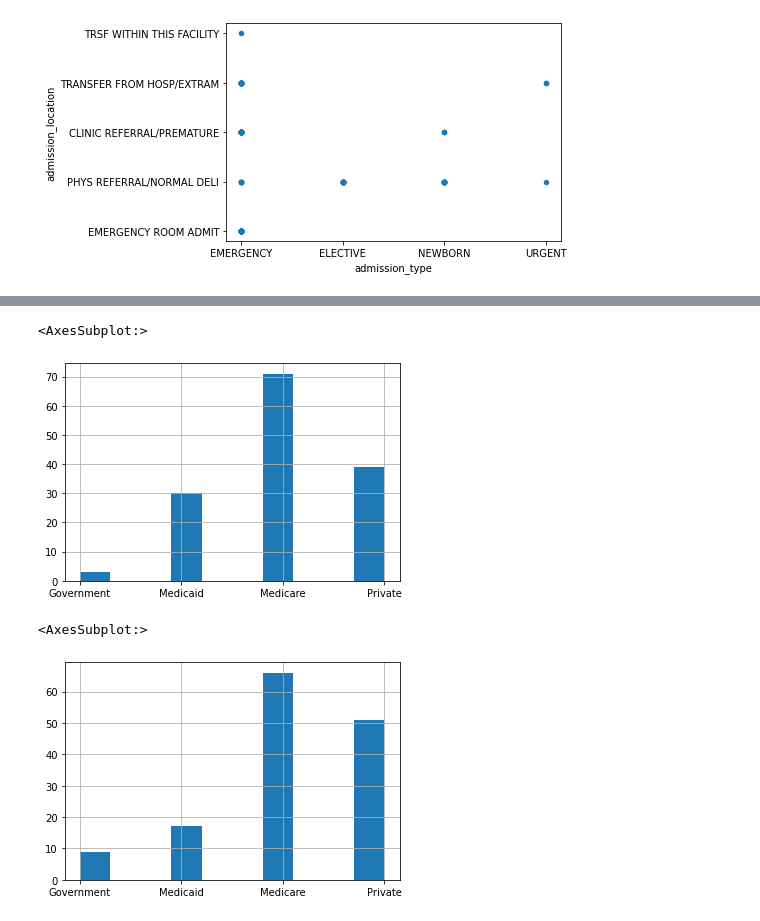
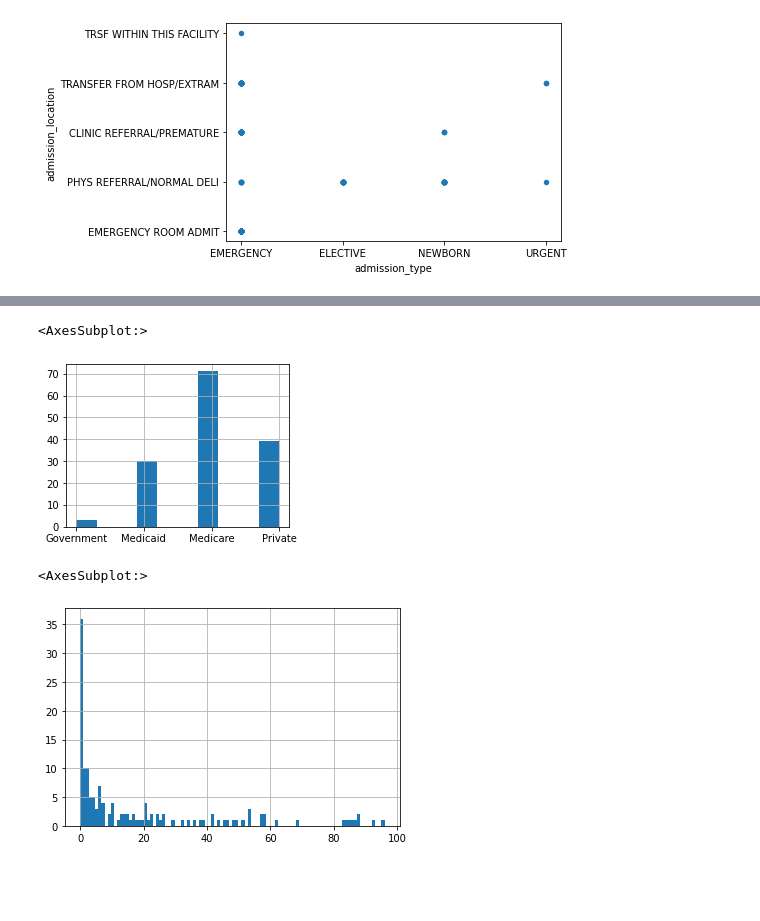
Before and after one commit to Alaskyed/Synthetic-Electronic-Health-Records-Data-using-MIMIC-III, a Jupyter notebook: SDV_admissions_generation.ipynb, the cells around one changed output, grey strips where cells are left out. Drawn from its saved outputs; the diff is of its cells as text; code cells hidden in the pictures; blank space fills up the shorter version.

```diff
--- a/SDV_admissions_generation.ipynb
+++ b/SDV_admissions_generation.ipynb
@@ -149,7 +149,7 @@ dtype: object
 # %%
 # admissions_df.loc[113]
 # %%
-# admissions_df = admissions_df.drop(admissions_df.loc[(pd.isna(admissions_df['deathtime']) == False) & (admissions_df['dischtime'] != admissions_df['deathtime'])].index)
+admissions_df = admissions_df.drop(admissions_df.loc[(pd.isna(admissions_df['deathtime']) == False) & (admissions_df['dischtime'] != admissions_df['deathtime'])].index)
 # %% [markdown]
 #### Process time data
 # %%
@@ -194,4 +194,4 @@ admissions_df['edregtime'] = admissions_df.apply(common.time_process, args=('adm
 admissions_df['dischtime'] = admissions_df.apply(common.time_process, args=('admittime', 'dischtime'), axis=1)
 admissions_df['admittime'] = admissions_df.apply(common.time_process, args=('dob', 'admittime'), axis=1)
 # %%
-admissions_df.drop(['subject_id', 'dob'], axis=1, inplace=True)
+admissions_df.drop(['subject_id', 'hadm_id', 'dob'], axis=1, inplace=True)
@@ -329,5 +346,5 @@ train_data.plot.scatter(x='admission_type',y='admission_location')
 # %%
-train_data.sort_values(by='insurance')['insurance'].hist()
+train_data.sort_values(by='insurance')['insurance'].hist(figsize=(4,3))
 # %% [output]
 <AxesSubplot:>
-[figure, old version]
+[figure, new version]
@@ -334,5 +357,5 @@ train_data.sort_values(by='insurance')['insurance'].hist()
 # %%
-sample.sort_values(by='insurance')['insurance'].hist()
+sample.sort_values(by='admittime')['admittime'].hist(bins=100)
 # %% [output]
 <AxesSubplot:>
-[figure, old version]
+[figure, new version]
```
Also changed, not shown: parts of 35 cells of this notebook, 20 other files.
